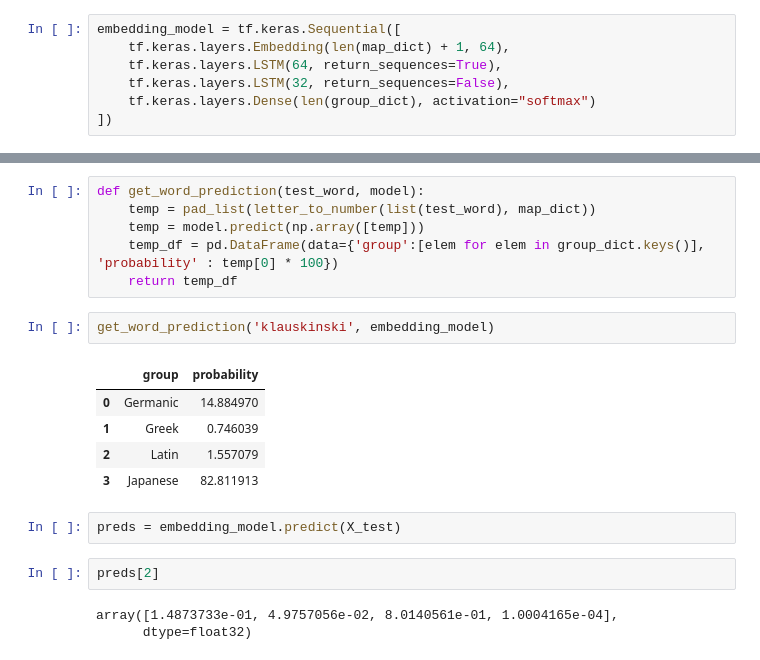
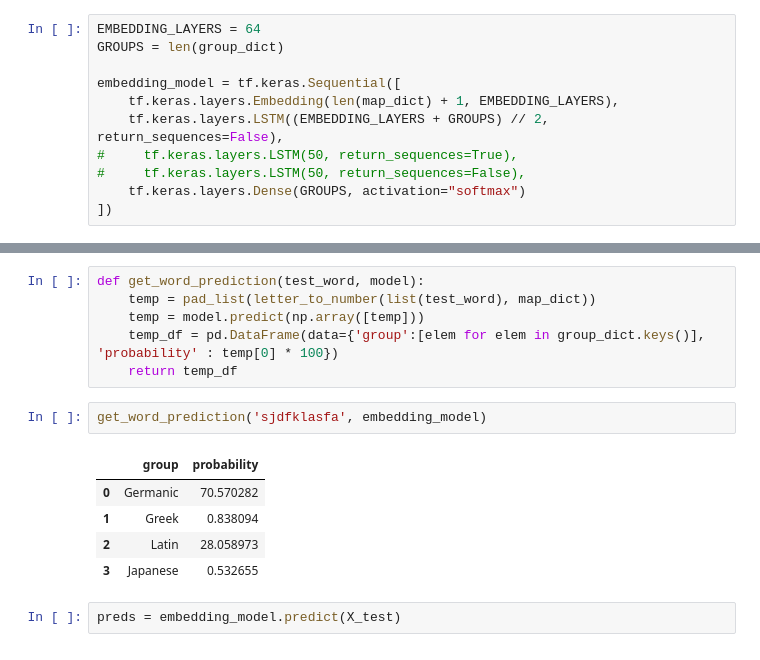
Before and after one commit to MarshallKrakauer/Etymology, a Jupyter notebook: KerasRNN.ipynb, the cells around one changed output, grey strips where cells are left out. Drawn from its saved outputs; the diff is of its cells as text.

```diff
--- a/KerasRNN.ipynb
+++ b/KerasRNN.ipynb
@@ -134,9 +146,13 @@ X_test, y_test = word_arr[test_idx], origin_arr[test_idx]
 # %% [markdown]
 # Models
 # %%
+EMBEDDING_LAYERS = 64
+GROUPS = len(group_dict)
+
 embedding_model = tf.keras.Sequential([
-    tf.keras.layers.Embedding(len(map_dict) + 1, 64),
-    tf.keras.layers.LSTM(64, return_sequences=True),
-    tf.keras.layers.LSTM(32, return_sequences=False),
-    tf.keras.layers.Dense(len(group_dict), activation="softmax")
+    tf.keras.layers.Embedding(len(map_dict) + 1, EMBEDDING_LAYERS),
+    tf.keras.layers.LSTM((EMBEDDING_LAYERS + GROUPS) // 2, return_sequences=False),
+#     tf.keras.layers.LSTM(50, return_sequences=True),
+#     tf.keras.layers.LSTM(50, return_sequences=False),
+    tf.keras.layers.Dense(GROUPS, activation="softmax")
 ])
@@ -182,17 +186,12 @@ def get_word_prediction(test_word, model):
     temp_df = pd.DataFrame(data={'group':[elem for elem in group_dict.keys()], 'probability' : temp[0] * 100})
     return temp_df
 # %%
-get_word_prediction('klauskinski', embedding_model)
+get_word_prediction('sjdfklasfa', embedding_model)
 # %% [output]
 |  | group | probability |
-| 0 | Germanic | 14.884970 |
-| 1 | Greek | 0.746039 |
-| 2 | Latin | 1.557079 |
-| 3 | Japanese | 82.811913 |
+| 0 | Germanic | 70.570282 |
+| 1 | Greek | 0.838094 |
+| 2 | Latin | 28.058973 |
+| 3 | Japanese | 0.532655 |
 # %%
 preds = embedding_model.predict(X_test)
-# %%
-preds[2]
-# %% [output]
-array([1.4873733e-01, 4.9757056e-02, 8.0140561e-01, 1.0004165e-04],
-      dtype=float32)
```
Also changed, not shown: parts of 28 cells of this notebook.
